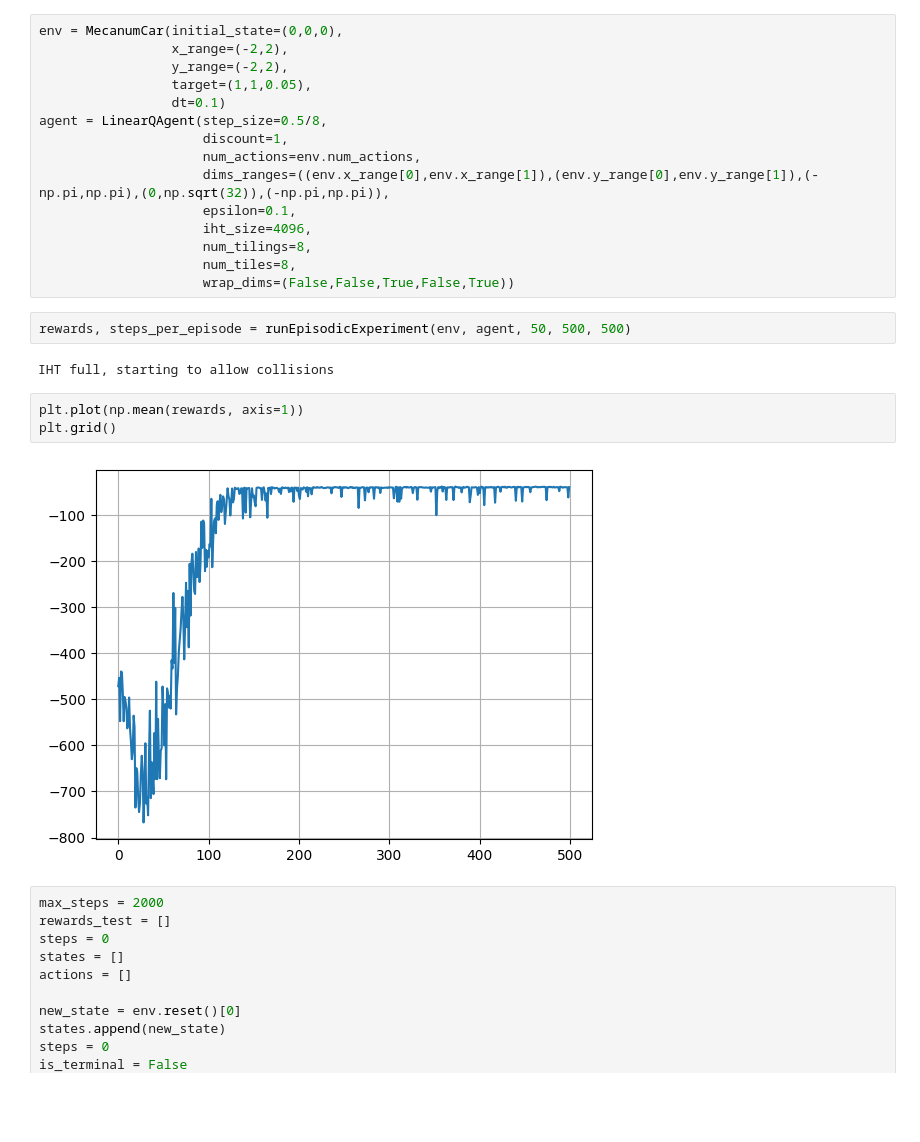
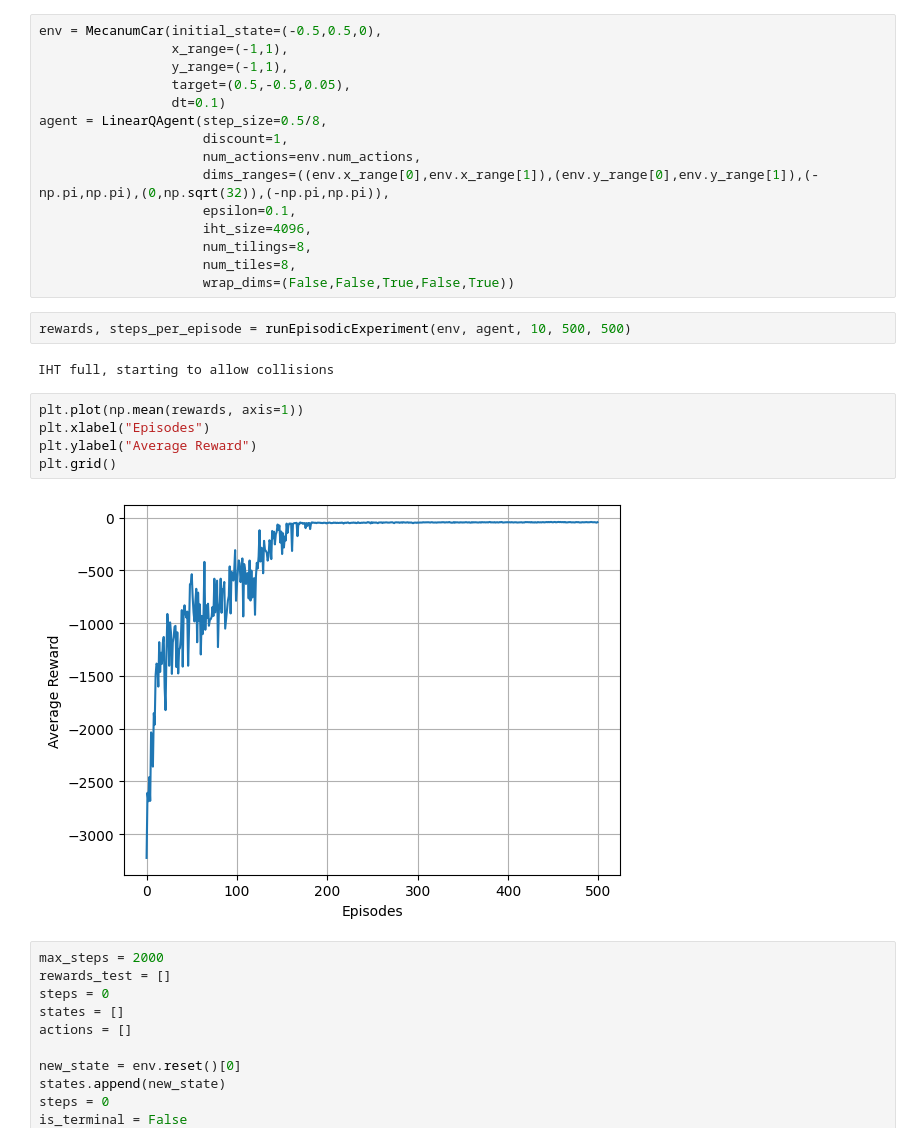
Before and after one commit to alejotoro-o/rlforge, a Jupyter notebook: examples/qlearning_mecanumCar.ipynb, the cells around one changed output. Drawn from its saved outputs; the diff is of its cells as text; blank space fills up the shorter version.

```diff
--- a/examples/qlearning_mecanumCar.ipynb
+++ b/examples/qlearning_mecanumCar.ipynb
@@ -8,10 +8,10 @@ from rlforge.experiments import runEpisodicExperiment
 from rlforge.agents import LinearQAgent
 from rlforge.environments import MecanumCar
 # %%
-env = MecanumCar(initial_state=(0,0,0),
-                 x_range=(-2,2),
-                 y_range=(-2,2),
-                 target=(1,1,0.05),
+env = MecanumCar(initial_state=(-0.5,0.5,0),
+                 x_range=(-1,1),
+                 y_range=(-1,1),
+                 target=(0.5,-0.5,0.05),
                  dt=0.1)
 agent = LinearQAgent(step_size=0.5/8,
                      discount=1,
@@ -23,14 +23,16 @@ agent = LinearQAgent(step_size=0.5/8,
                      num_tiles=8,
                      wrap_dims=(False,False,True,False,True))
 # %%
-rewards, steps_per_episode = runEpisodicExperiment(env, agent, 50, 500, 500)
+rewards, steps_per_episode = runEpisodicExperiment(env, agent, 10, 500, 500)
 # %% [output]
 IHT full, starting to allow collisions
 # %%
 plt.plot(np.mean(rewards, axis=1))
+plt.xlabel("Episodes")
+plt.ylabel("Average Reward")
 plt.grid()
 # %% [output]
-[figure, old version]
+[figure, new version]
 # %%
 max_steps = 2000
 rewards_test = []
```
Also changed, not shown: parts of 2 cells of this notebook, 5 other files.
